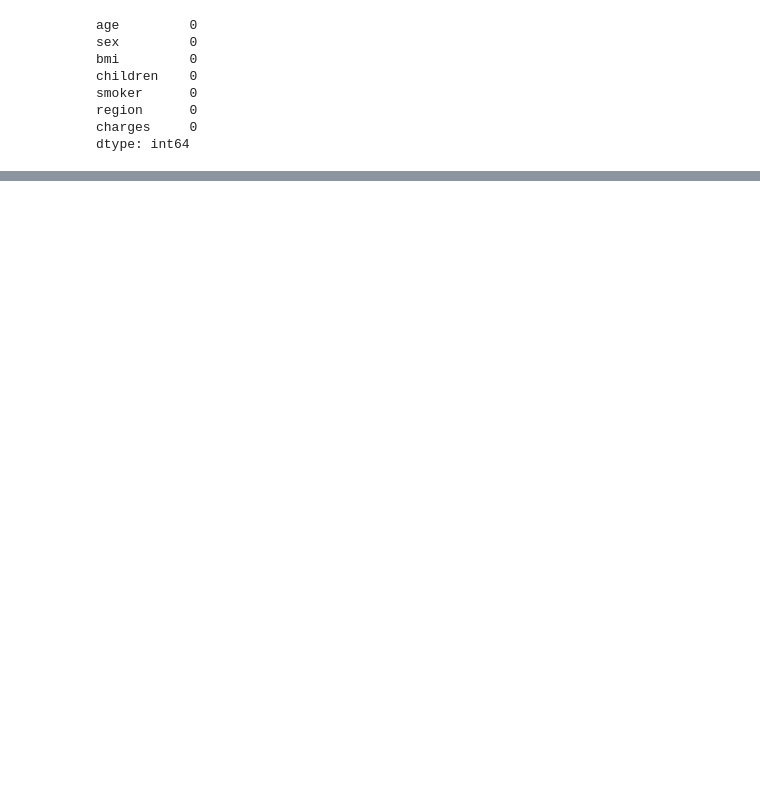
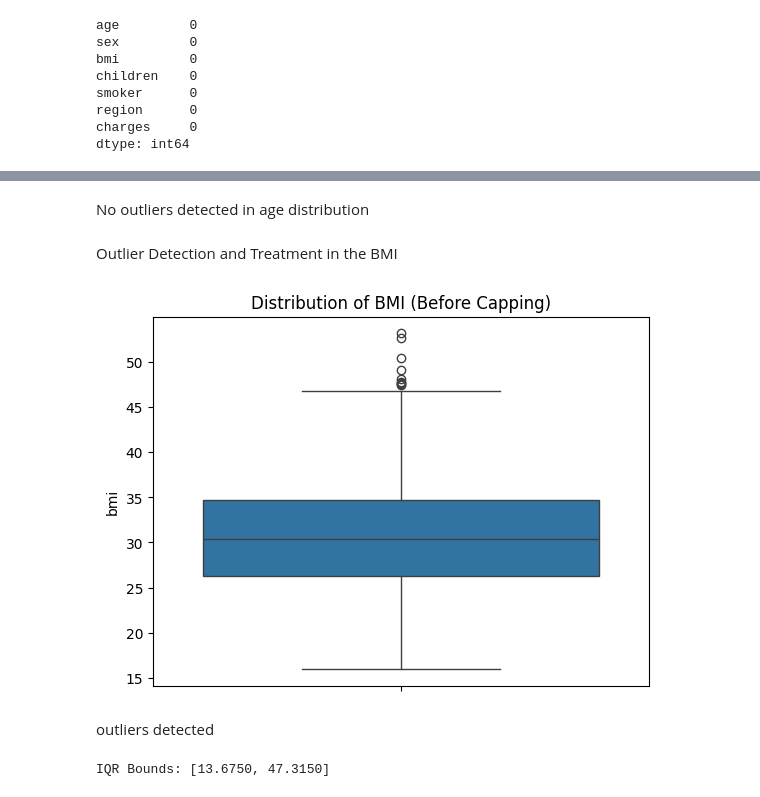
Before and after one commit to anthonybyamugisha/Insurance-Cost-Prediction-Model, a Jupyter notebook: insurance_cost.ipynb, the cells around one changed output, grey strips where cells are left out. Saved outputs shown, nothing was run; the diff lists cells and outputs as text; code cells hidden in the pictures; blank space fills up the shorter version.

```diff
--- a/insurance_cost.ipynb
+++ b/insurance_cost.ipynb
@@ -674,0 +169,24 @@ Deep Learning Model (Scaled) R2 Score: 0.8231
+# %% [markdown]
+No outliers detected in age distribution
+# %% [markdown]
+Outlier Detection and Treatment in the BMI
+# %%
+# Initial boxplot
+sns.boxplot(df['bmi'])
+plt.title('Distribution of BMI (Before Capping)')
+plt.show()
+# %% [output]
+[figure, added]
+# %% [markdown]
+outliers detected
+# %%
+# Calculating the IQR bounds
+Q1 = df['bmi'].quantile(0.25)
+Q3 = df['bmi'].quantile(0.75)
+IQR = Q3 - Q1
+lower_limit = Q1 - 1.5 * IQR
+upper_limit = Q3 + 1.5 * IQR
+
+print(f"IQR Bounds: [{lower_limit:.4f}, {upper_limit:.4f}]")
+# %% [output]
+IQR Bounds: [13.6750, 47.3150]
```
Also changed, not shown: parts of 151 cells of this notebook.
